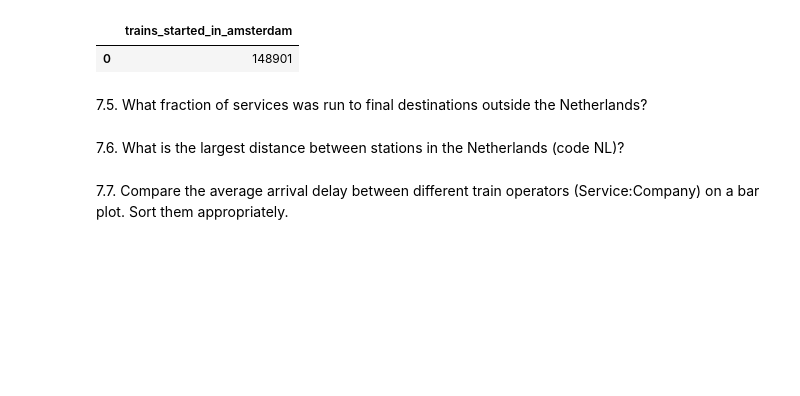
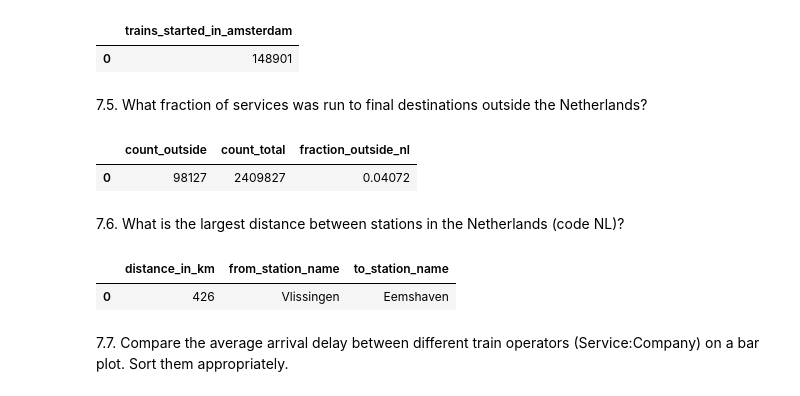
Before and after one commit to xiazek/issi_MLOps_lab, a Jupyter notebook: lab02/homework.ipynb, the cells around one changed output. Cells and saved outputs as stored; diff of their text form; code cells hidden in the pictures; blank space fills up the shorter version.

```diff
--- a/lab02/homework.ipynb
+++ b/lab02/homework.ipynb
@@ -476,14 +478,56 @@ Amsterdam station codes: ams_station_codes=('ASA', 'ASD', 'ASDZ', 'AMST')
 7.5. What fraction of services was run to final destinations outside the Netherlands?
 # %%
 with duckdb.connect("data/duckdb_trains.db") as db:
-    # ----------------------------------------------
-    # TODO: see comparison of null values in  homework_7_5_compare.py
-    # ----------------------------------------------
-    None
+    destinations_outside_of_nl = db.sql(
+    """
+    WITH service_ends AS (
+        SELECT \"Stop:Station code\"
+        FROM services
+        WHERE \"Stop:Departure time\" IS NULL
+    ),
+    service_ends_with_country AS (
+        SELECT se.\"Stop:Station code\", s.country
+        FROM service_ends se
+        JOIN stations s ON se.\"Stop:Station code\" = s.code
+    )
+    SELECT
+        (SELECT COUNT(*) FROM service_ends_with_country WHERE country != 'NL')
+            AS count_outside,
+        (SELECT COUNT(*) FROM service_ends_with_country)
+            AS count_total,
+        (SELECT COUNT(*) FROM service_ends_with_country WHERE country != 'NL') * 1.0 /
+            (SELECT COUNT(*) FROM service_ends_with_country)
+            AS fraction_outside_nl
+    """).df()
+
+destinations_outside_of_nl
+# %% [output]
+|  | count_outside | count_total | fraction_outside_nl |
+| 0 | 98127 | 2409827 | 0.04072 |
 # %% [markdown]
 7.6. What is the largest distance between stations in the Netherlands (code NL)?
 # %%
-# TODO:
+with duckdb.connect("data/duckdb_trains.db") as db:
+    largest_distance_nl = db.sql(
+    """
+    SELECT
+        -- d.Station,
+        -- d.other_station,
+        d.distance AS distance_in_km,
+        s1.name_long AS from_station_name,
+        s2.name_long AS to_station_name
+    FROM distances_long d
+    JOIN stations s1 ON d.Station = s1.code
+    JOIN stations s2 ON d.other_station = s2.code
+    WHERE s1.country = 'NL' AND s2.country = 'NL'
+    ORDER BY d.distance DESC
+    LIMIT 1
+    """
+    ).df()
+    display(largest_distance_nl.head())
+# %% [output]
+|  | distance_in_km | from_station_name | to_station_name |
+| 0 | 426 | Vlissingen | Eemshaven |
 # %% [markdown]
 7.7. Compare the average arrival delay between different train operators (Service:Company) on a bar plot. Sort them appropriately.
 # %%
```
Also changed, not shown: parts of 16 cells of this notebook.
